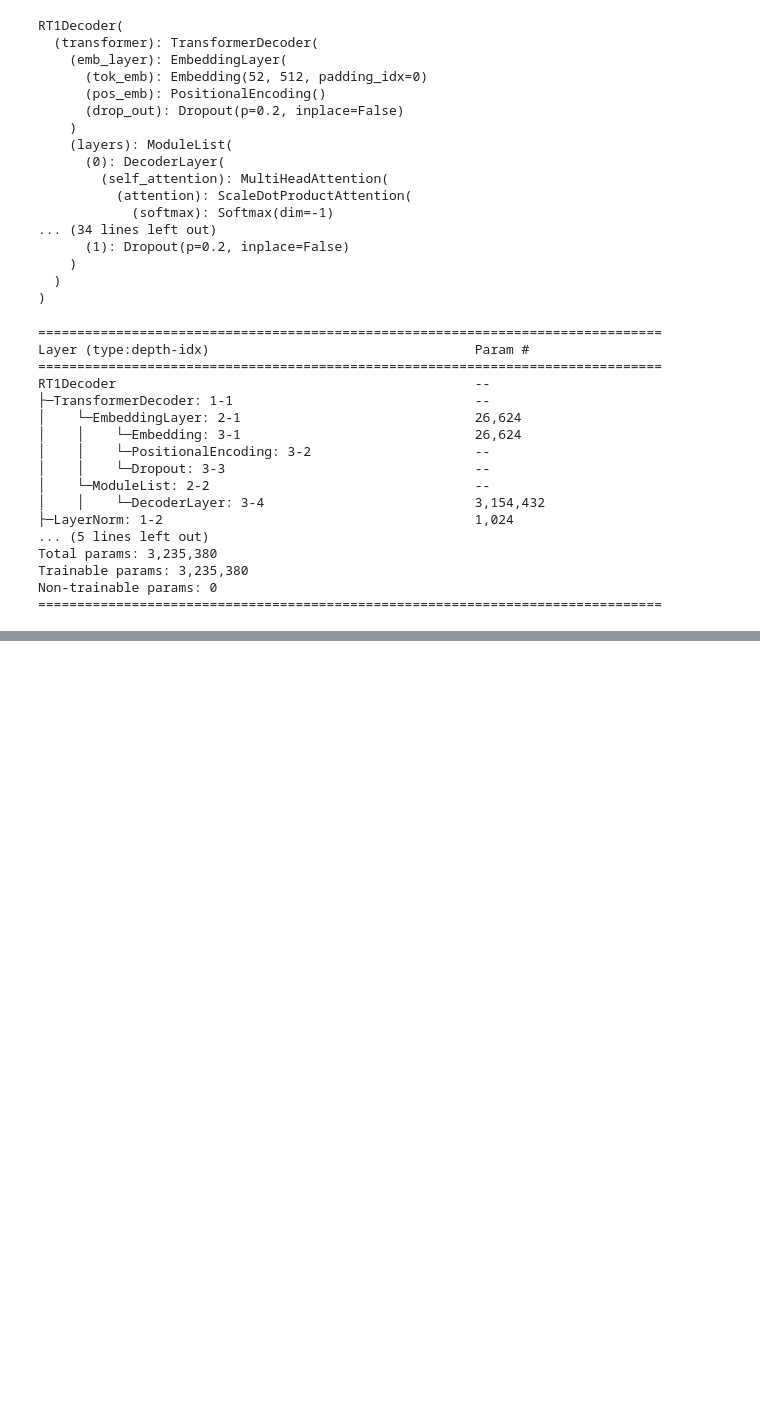
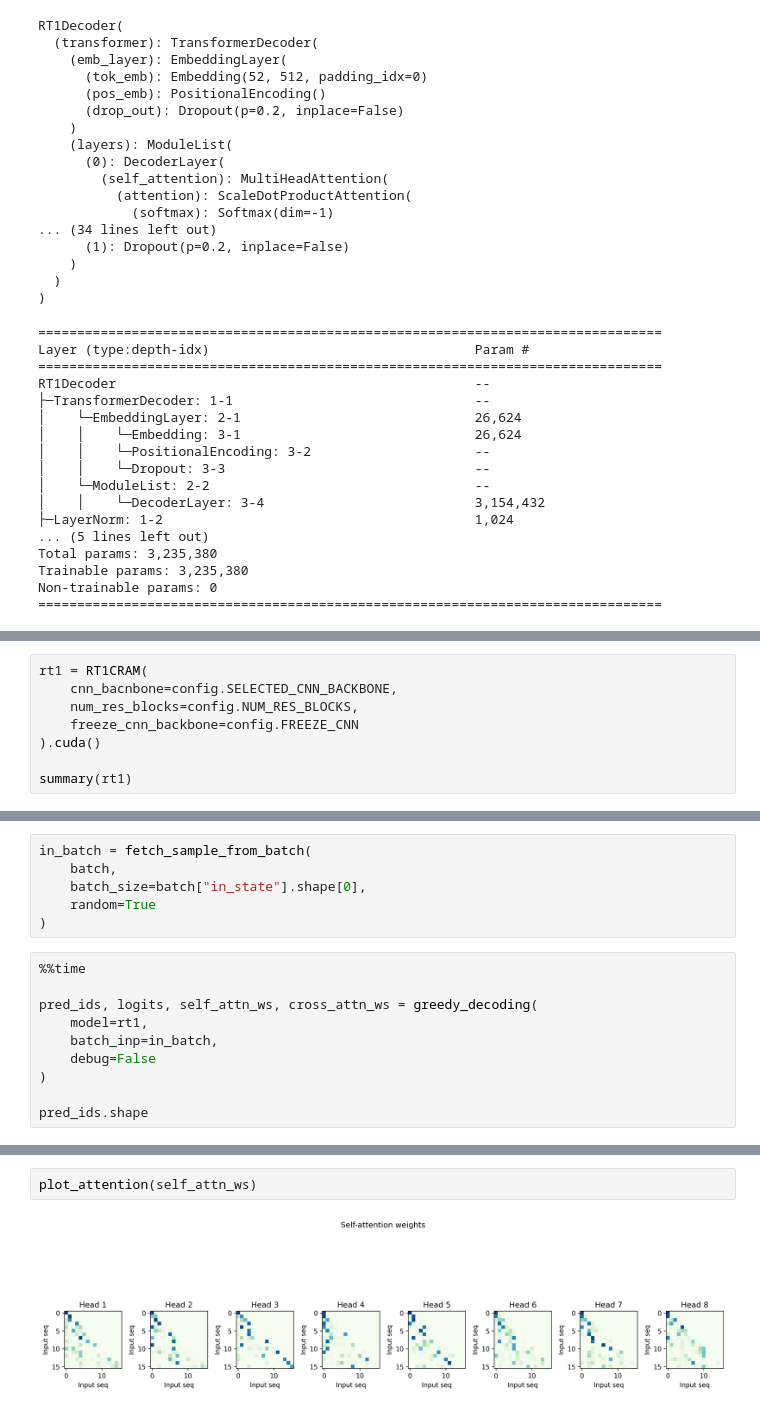
Before and after one commit to dric2018/smf_be, a Jupyter notebook: notebooks/TestTransformer.ipynb, the cells around one changed output, grey strips where cells are left out. Drawn from its saved outputs; the diff is of its cells as text; blank space fills up the shorter version.

Commit message:
updated decoding procedure

```diff
--- a/notebooks/TestTransformer.ipynb
+++ b/notebooks/TestTransformer.ipynb
@@ -286,0 +345,8 @@ plot_attention(cross_attn_w)
+# %%
+rt1 = RT1CRAM(
+    cnn_bacnbone=config.SELECTED_CNN_BACKBONE,
+    num_res_blocks=config.NUM_RES_BLOCKS,
+    freeze_cnn_backbone=config.FREEZE_CNN
+).cuda()
+
+summary(rt1)
@@ -286,0 +373,16 @@ plot_attention(cross_attn_w)
+# %%
+in_batch = fetch_sample_from_batch(
+    batch,
+    batch_size=batch["in_state"].shape[0],
+    random=True
+)
+# %%
+%%time
+
+pred_ids, logits, self_attn_ws, cross_attn_ws = greedy_decoding(
+    model=rt1,
+    batch_inp=in_batch,
+    debug=False
+)
+
+pred_ids.shape
@@ -286,0 +399,4 @@ plot_attention(cross_attn_w)
+# %%
+plot_attention(self_attn_ws)
+# %% [output]
+[figure, added]
```
Also changed, not shown: parts of 11 cells of this notebook, 5 other files.
